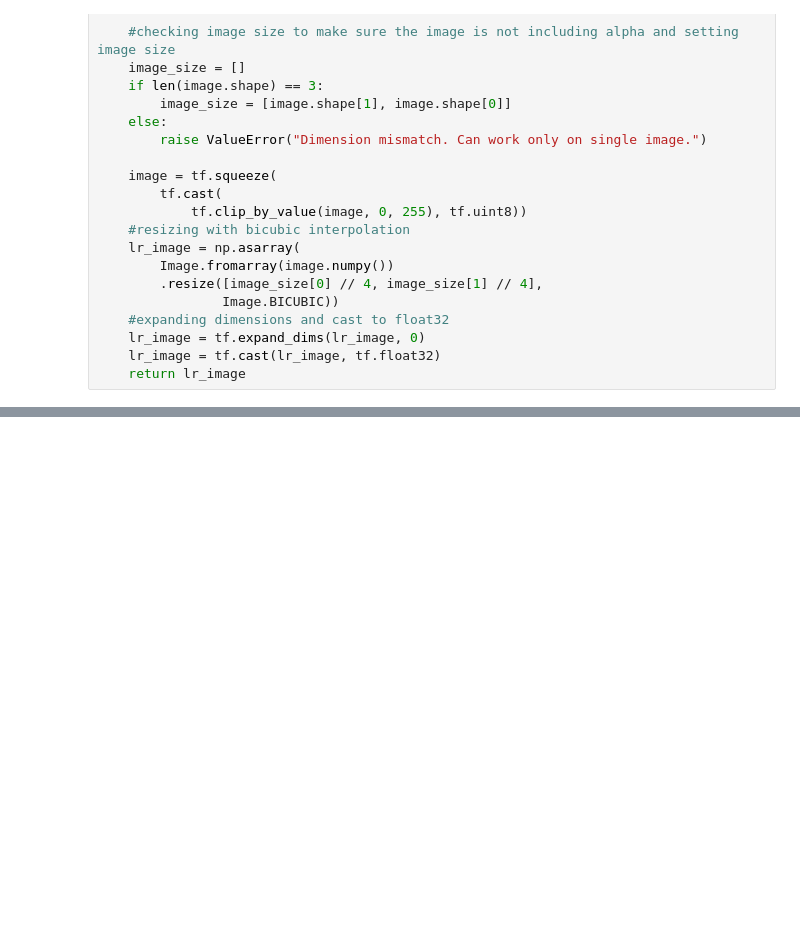
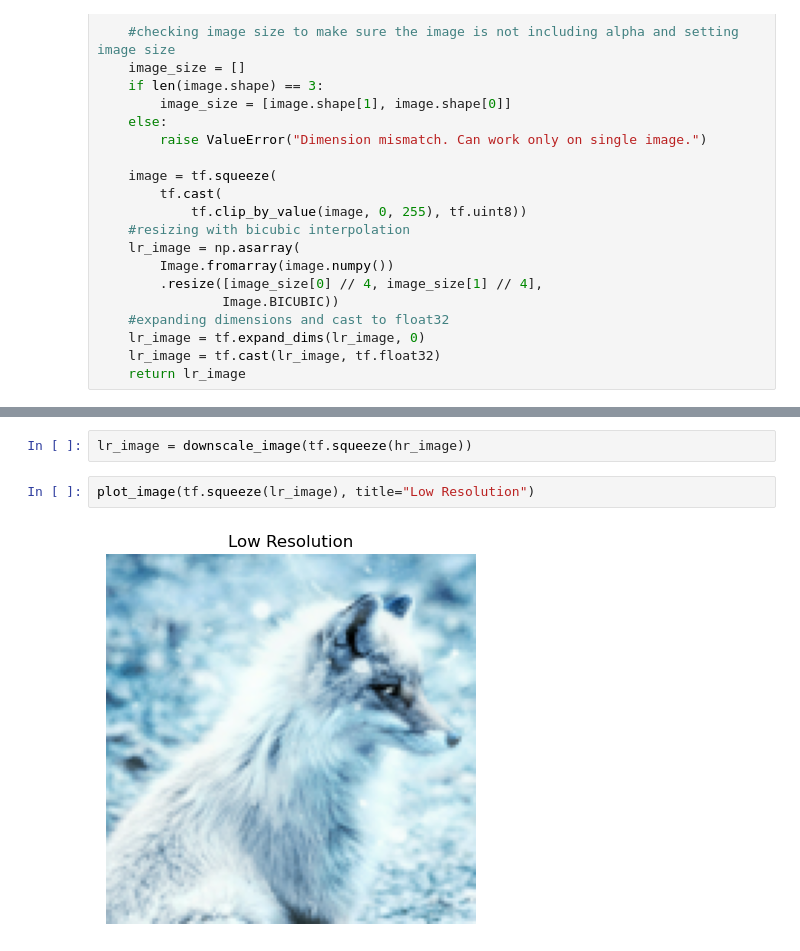
Before and after one commit to lieric90/ESRGAN-ResUpscaler, a Jupyter notebook: SR_GAN.ipynb, the cells around one changed output, grey strips where cells are left out. Saved outputs shown, nothing was run; the diff lists cells and outputs as text; blank space fills up the shorter version.

```diff
--- a/SR_GAN.ipynb
+++ b/SR_GAN.ipynb
@@ -126,0 +137,6 @@ def downscale_image(image):
+# %%
+lr_image = downscale_image(tf.squeeze(hr_image))
+# %%
+plot_image(tf.squeeze(lr_image), title="Low Resolution")
+# %% [output]
+[figure, added]
```
Also changed, not shown: parts of 9 cells of this notebook.
